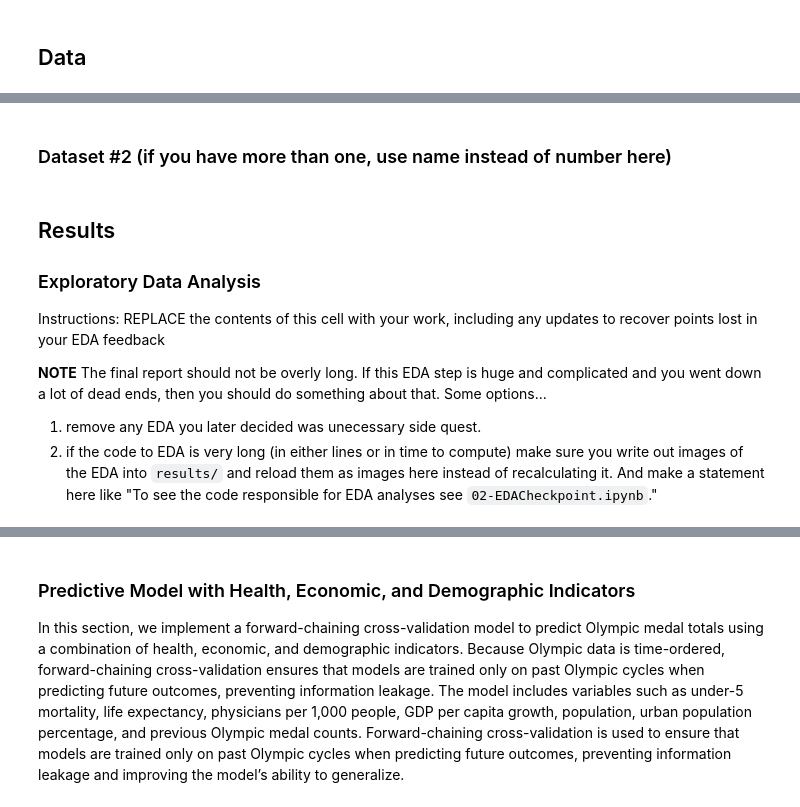
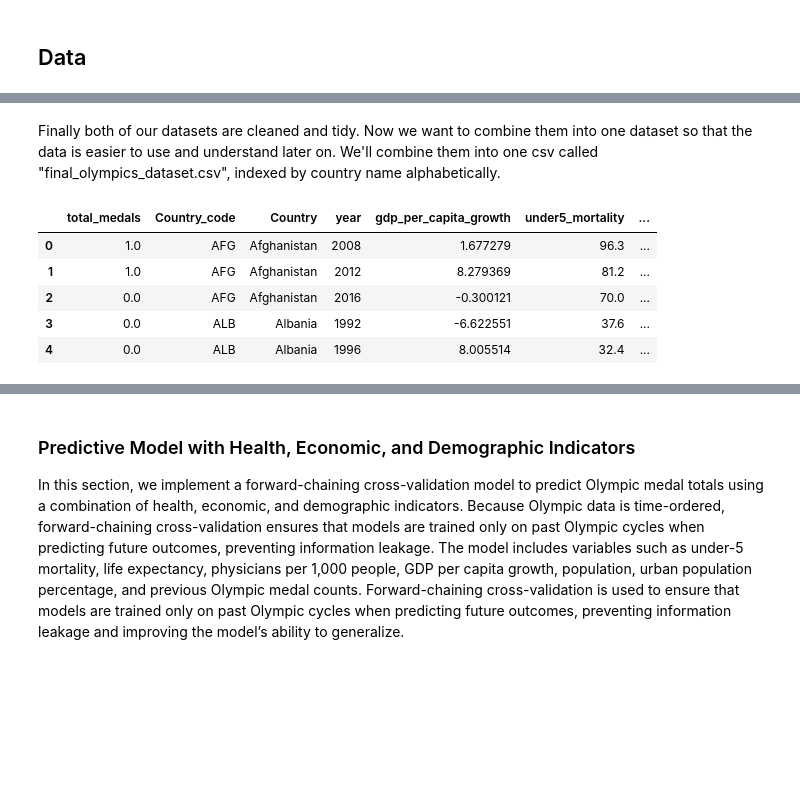
Before and after one commit to COGS108/Group019_WI26, a Jupyter notebook: 03-FinalProject.ipynb, the cells around one changed output, grey strips where cells are left out. Cells and saved outputs as stored; diff of their text form; code cells hidden in the pictures; blank space fills up the shorter version.

```diff
--- a/03-FinalProject.ipynb
+++ b/03-FinalProject.ipynb
@@ -88,2 +174,0 @@ Instructions: REPLACE the contents of this cell with your work, including any up
-# %% [markdown]
-### Dataset #2 (if you have more than one, use name instead of number here)
@@ -93,11 +175,12 @@ Instructions: REPLACE the contents of this cell with your work, including any up
-# %% [markdown]
-## Results
-
-### Exploratory Data Analysis
-
-Instructions: REPLACE the contents of this cell with your work, including any updates to recover points lost in your EDA feedback
-
-**NOTE** The final report should not be overly long.  If this EDA step is huge and complicated  and you went down a lot of dead ends, then you should do something about that.  Some options...
-
-1) remove any EDA you later decided was unecessary side quest.
-2) if the code to EDA is very long (in either lines or in time to compute) make sure you write out images of the EDA into `results/` and reload them as images here instead of recalculating it. And make a statement here like "To see the code responsible for EDA analyses see `02-EDACheckpoint.ipynb`."
+# %% [markdown]
+Finally both of our datasets are cleaned and tidy. Now we want to combine them into one dataset so that the data is easier to use and understand later on. We'll combine them into one csv called "final_olympics_dataset.csv", indexed by country name alphabetically.
+# %%
+final_df = pd.read_csv('data/00-raw/final_olympics_dataset.csv')
+final_df.head()
+# %% [output]
+|  | total_medals | Country_code | Country | year | gdp_per_capita_growth | under5_mortality | ... |
+| 0 | 1.0 | AFG | Afghanistan | 2008 | 1.677279 | 96.3 | ... |
+| 1 | 1.0 | AFG | Afghanistan | 2012 | 8.279369 | 81.2 | ... |
+| 2 | 0.0 | AFG | Afghanistan | 2016 | -0.300121 | 70.0 | ... |
+| 3 | 0.0 | ALB | Albania | 1992 | -6.622551 | 37.6 | ... |
+| 4 | 0.0 | ALB | Albania | 1996 | 8.005514 | 32.4 | ... |
```
Also changed, not shown: parts of 30 cells of this notebook.
